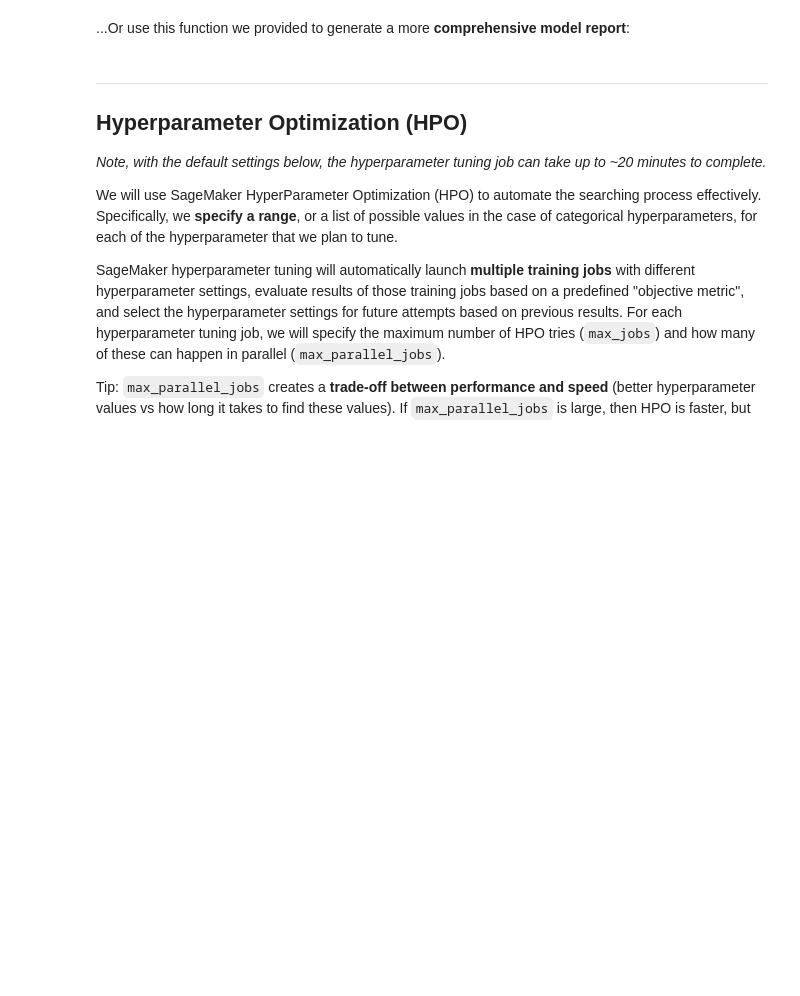
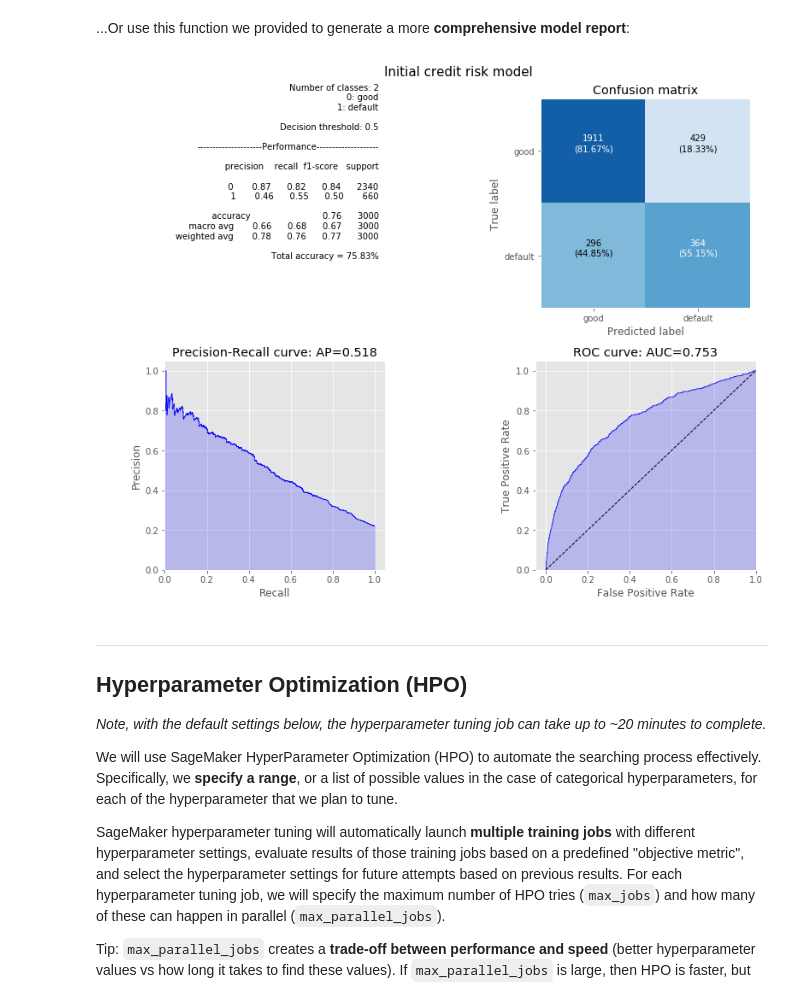
Before and after one commit to tagekezo/sagemaker-workshop-100, a Jupyter notebook: notebooks/SageMaker XGBoost HPO.ipynb, the cells around one changed output. Drawn from its saved outputs; the diff is of its cells as text; code cells hidden in the pictures; blank space fills up the shorter version.

```diff
--- a/notebooks/SageMaker XGBoost HPO.ipynb
+++ b/notebooks/SageMaker XGBoost HPO.ipynb
@@ -83,5 +93,5 @@ Let's start by downloading the [direct marketing dataset](https://archive.ics.uc
 We can run shell commands from inside Jupyter using the `!` prefix:
 # %%
-flow_output_s3uri = f"{base_output_s3uri}/{processing_job_name}/{target_output_name.replace('.', '/')}/"
+flow_output_s3uri = "s3://creditmodel-demouser-mlrawdata-198302828498-us-east-1/taiwan.csv"
 print(flow_output_s3uri)
 !aws s3 ls $flow_output_s3uri
@@ -187,7 +154,7 @@ The Training and Validation datasets will be used during the training (and tunin
 # Shuffle and splitting dataset
 train_data, validation_data, test_data = np.split(
     df.sample(frac=1, random_state=1729),
-    [int(0.7 * len(df), int(0.9*len(df))],
+    [int(0.7 * len(df)), int(0.9*len(df))],
 )
 
 # Create CSV files for Train / Validation / Test
@@ -252,10 +222,10 @@ scale_pos_weight = np.count_nonzero(train_data["y"].values==0) / np.count_nonzer
 
 # define its hyperparameters
 estimator.set_hyperparameters(
-    num_round=?,     # int: [1,300]
-    max_depth=?,     # int: [1,10]
-    alpha=?,         # float: [0,5]
-    eta=?,           # float: [0,1]
+    num_round=150,     # int: [1,300]
+    max_depth=5,     # int: [1,10]
+    alpha=2,         # float: [0,5]
+    eta=0.5,           # float: [0,1]
     objective="binary:logistic",
     scale_pos_weight=scale_pos_weight,  # set the balance between the 2 classes
 )
@@ -332,3 +325,13 @@ generate_classification_report(
+# %%
+util.plotting.generate_classification_report(
+    y_real=test_results["y"],
+    y_predict_proba=test_results["y_pred"],
+    decision_threshold=0.5,
+    class_names_list=["good", "default"],
+    title="Initial credit risk model",
+)
+# %% [output]
+[figure, added]
 # %% [markdown]
 ---
 
```
Also changed, not shown: parts of 19 cells of this notebook.
